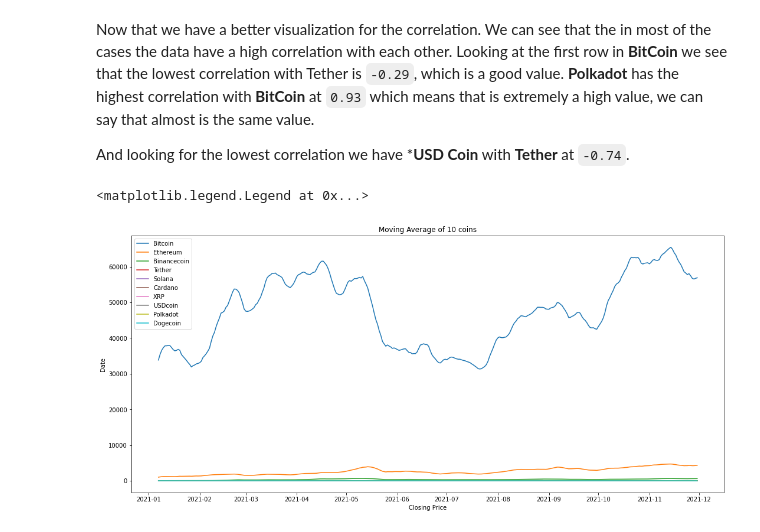
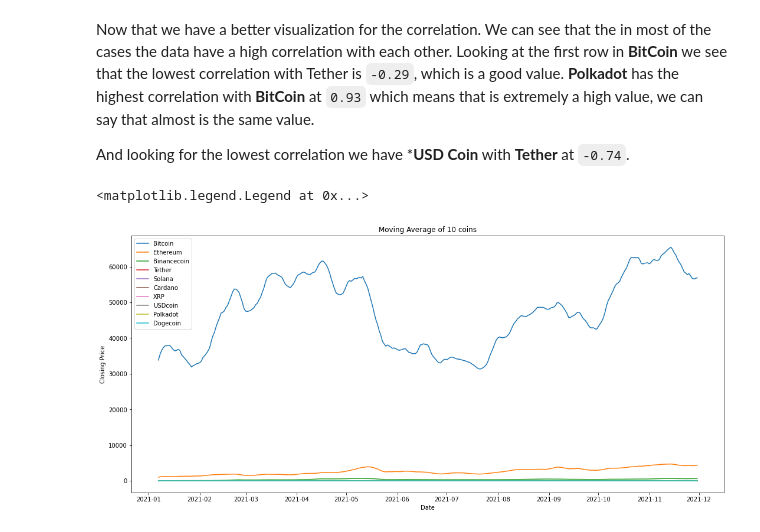
Before and after one commit to cato20/cryptocurrencies-ds, a Jupyter notebook: notebooks/Model_Price_Prediction.ipynb, the cells around one changed output. Saved outputs shown, nothing was run; the diff lists cells and outputs as text; code cells hidden in the pictures.

Commit message:
Fixed a value of xlabel for the plot of correlation

```diff
--- a/notebooks/Model_Price_Prediction.ipynb
+++ b/notebooks/Model_Price_Prediction.ipynb
@@ -490,11 +490,11 @@ And looking for the lowest correlation we have ***USD Coin** with **Tether** at
 # %%
 # Create a plot with the averages
 plt.figure(figsize=(18,8))
-plt.xlabel('Closing Price')
-plt.ylabel('Date')
+plt.ylabel('Closing Price')
+plt.xlabel('Date')
 plt.title("Moving Average of 10 coins")
 plt.plot(crypto)
 plt.legend(crypto.columns,loc='upper left')
 # %% [output]
 <matplotlib.legend.Legend at 0x...>
-[figure, old version]
+[figure, new version]
```
